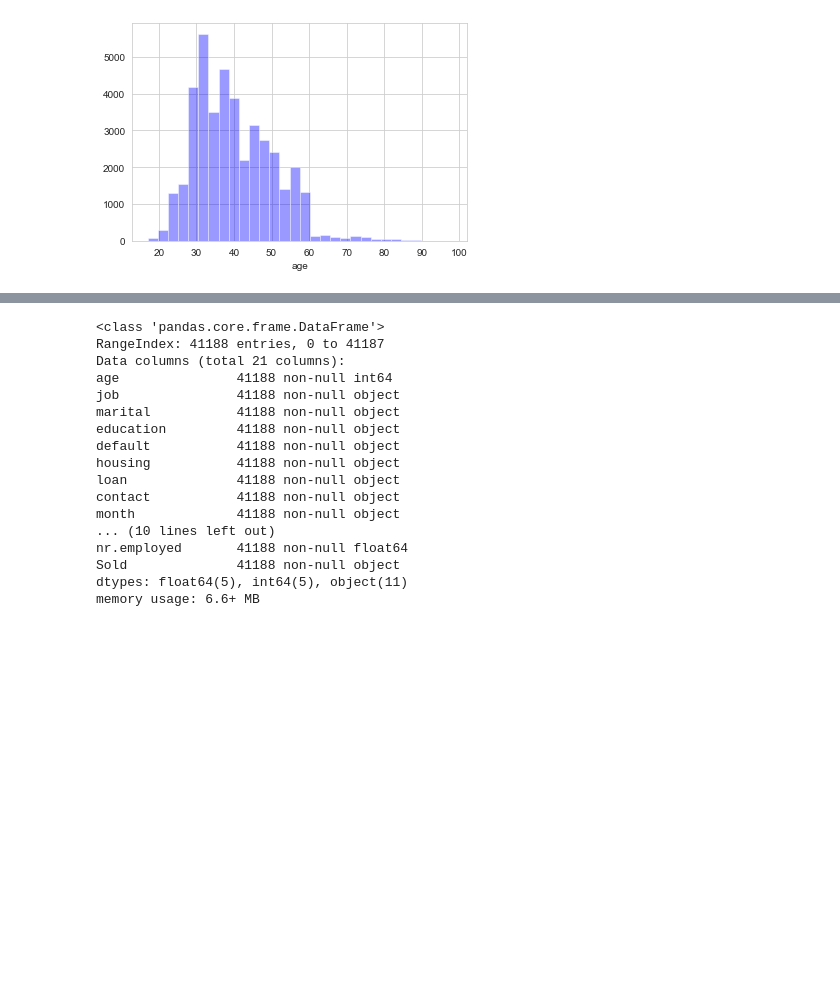
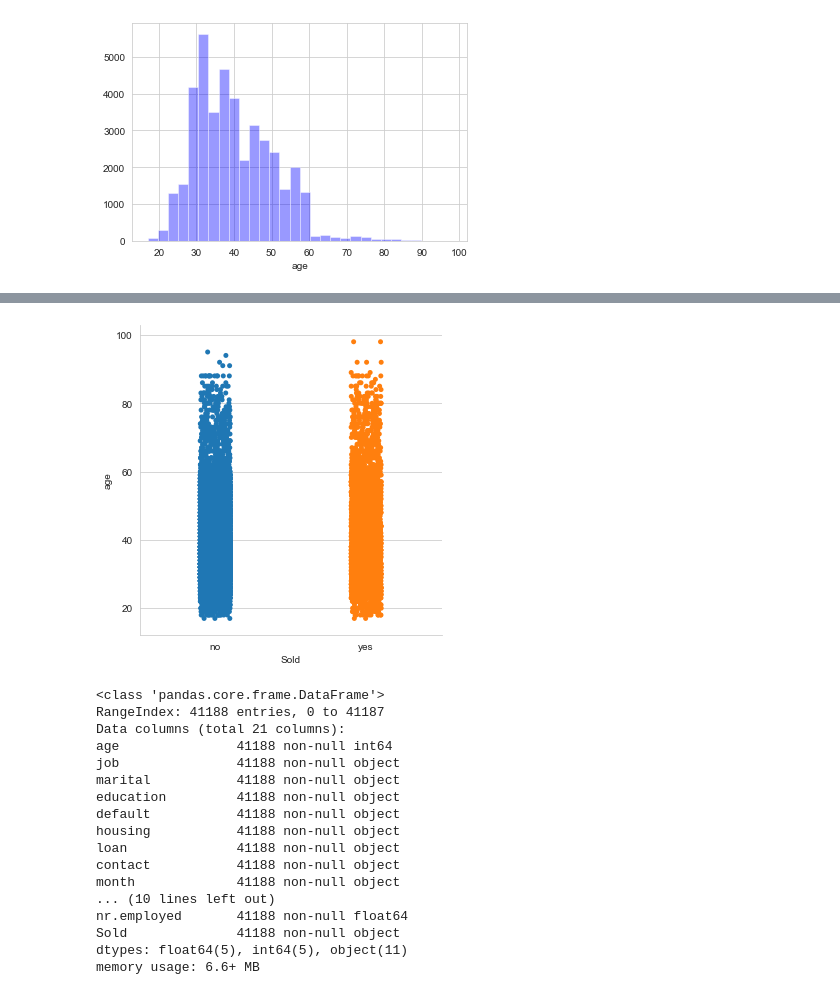
Before and after one commit to ashia-tepals/general, a Jupyter notebook: Classification_Demo_on_Bank_Product_Marketing.ipynb, the cells around one changed output, grey strips where cells are left out. Cells and saved outputs as stored; diff of their text form; code cells hidden in the pictures; blank space fills up the shorter version.

```diff
--- a/Classification_Demo.ipynb
+++ b/Classification_Demo_on_Bank_Product_Marketing.ipynb
@@ -76,3 +79,7 @@ sns.distplot(bank_df['age'].dropna(),kde=False,color='blue',bins=30)
+# %%
+sns.catplot(x="Sold", y="age", data=bank_df);
+# %% [output]
+[figure, added]
 # %%
 #Let's see what data type we can dealing with
 bank_df.info()
```
Also changed, not shown: parts of 16 cells of this notebook.
